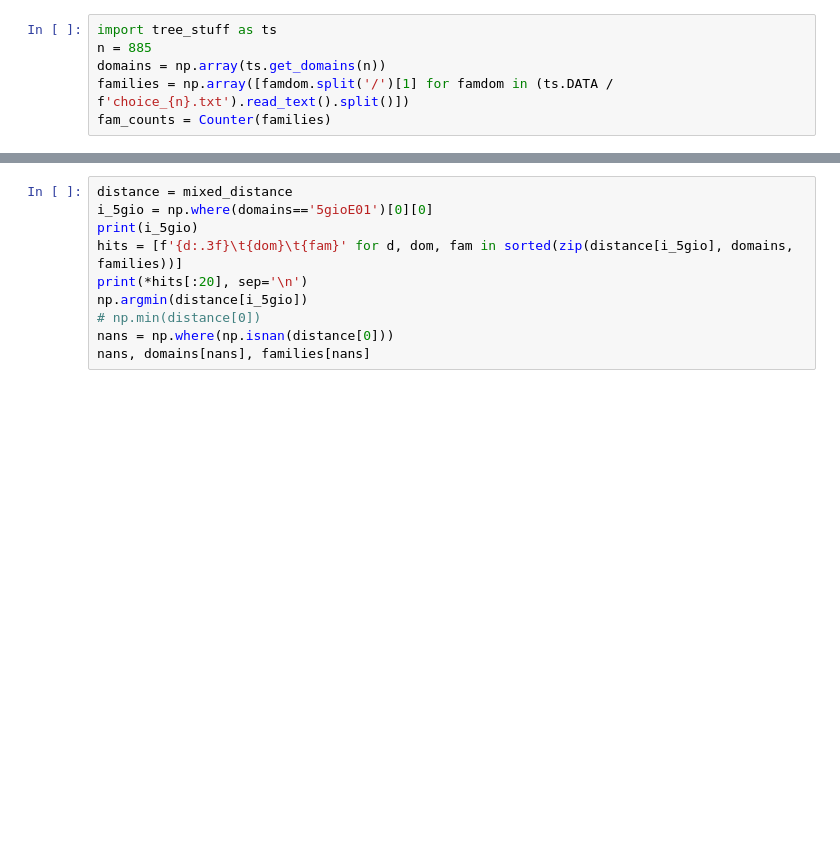
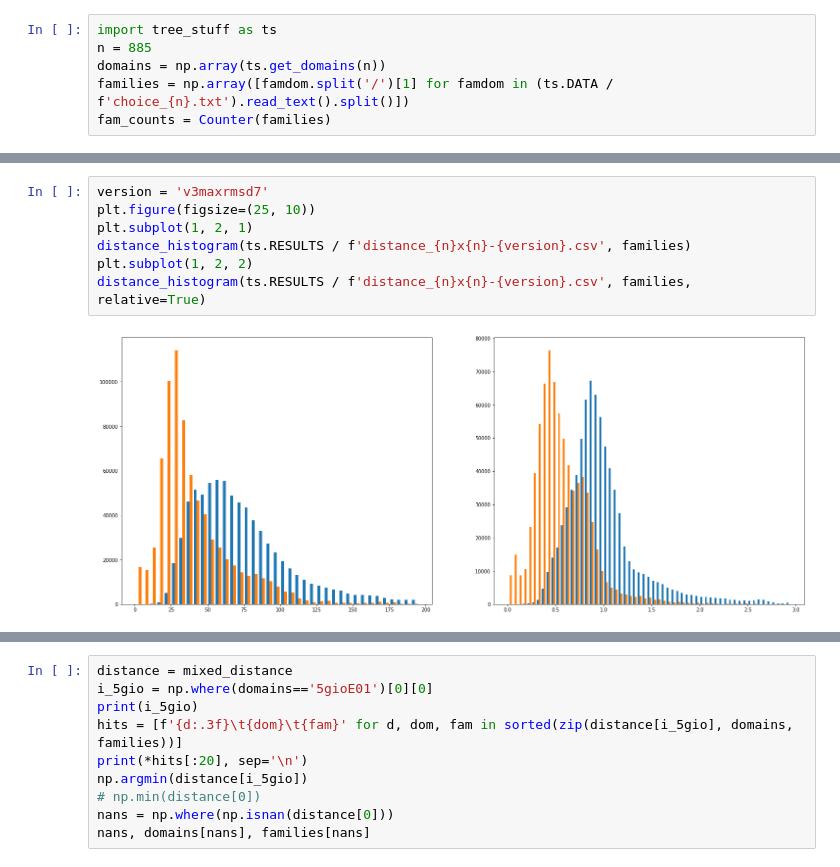
Before and after one commit to sb-ncbr/overprot, a Jupyter notebook: OverProt/working_scripts/trees_stuff.ipynb, the cells around one changed output, grey strips where cells are left out. Saved outputs shown, nothing was run; the diff lists cells and outputs as text; blank space fills up the shorter version.

```diff
--- a/OverProt/working_scripts/trees_stuff.ipynb
+++ b/OverProt/working_scripts/trees_stuff.ipynb
@@ -77,0 +203,9 @@ sop-maxrmsd7*exp20      0.0746  0.0441  0.0271  0.0102
+# %%
+version = 'v3maxrmsd7'
+plt.figure(figsize=(25, 10))
+plt.subplot(1, 2, 1)
+distance_histogram(ts.RESULTS / f'distance_{n}x{n}-{version}.csv', families)
+plt.subplot(1, 2, 2)
+distance_histogram(ts.RESULTS / f'distance_{n}x{n}-{version}.csv', families, relative=True)
+# %% [output]
+[figure, added]
```
Also changed, not shown: parts of 12 cells of this notebook, 7 other files.
